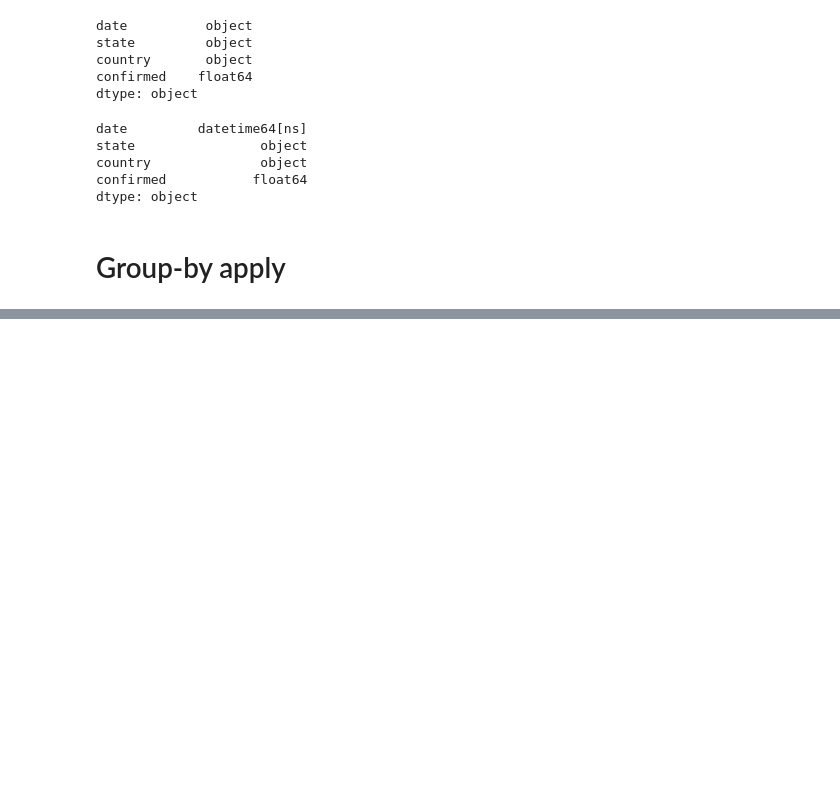
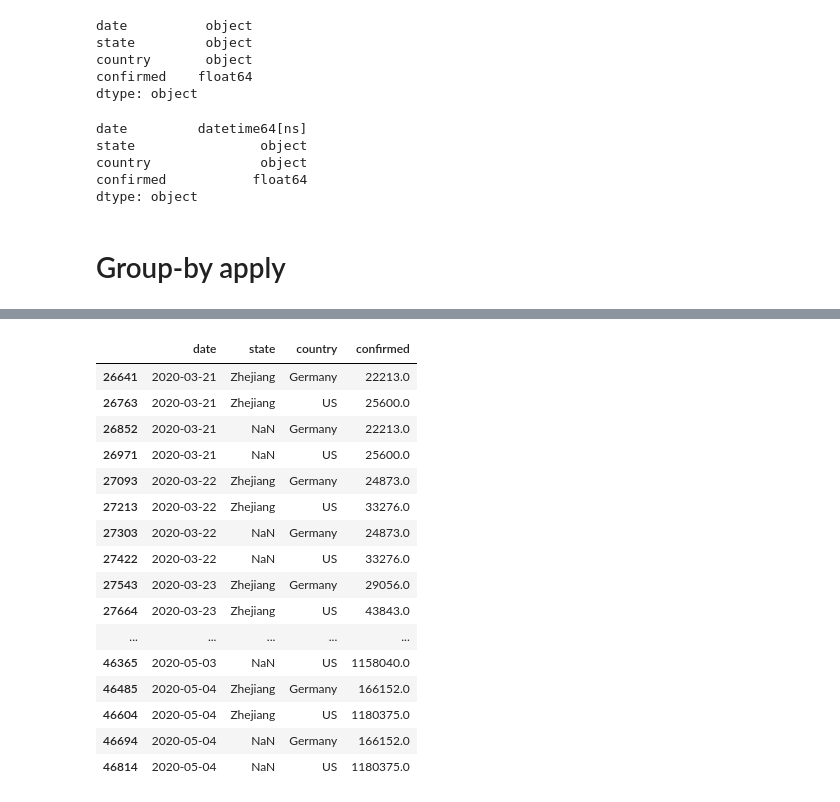
Before and after one commit to kshabani/Shabani_Covid_Data_Analysis, a Jupyter notebook: notebooks/Data_Preparation_V1.0.ipynb, the cells around one changed output, grey strips where cells are left out. Cells and saved outputs as stored; diff of their text form; code cells hidden in the pictures; blank space fills up the shorter version.

```diff
--- a/notebooks/Data_Preparation_V1.0.ipynb
+++ b/notebooks/Data_Preparation_V1.0.ipynb
@@ -264,0 +270,20 @@ pd_JH_data.head()
+# %%
+test_data
+# %% [output]
+|  | date | state | country | confirmed |
+| 26641 | 2020-03-21 | Zhejiang | Germany | 22213.0 |
+| 26763 | 2020-03-21 | Zhejiang | US | 25600.0 |
+| 26852 | 2020-03-21 | NaN | Germany | 22213.0 |
+| 26971 | 2020-03-21 | NaN | US | 25600.0 |
+| 27093 | 2020-03-22 | Zhejiang | Germany | 24873.0 |
+| 27213 | 2020-03-22 | Zhejiang | US | 33276.0 |
+| 27303 | 2020-03-22 | NaN | Germany | 24873.0 |
+| 27422 | 2020-03-22 | NaN | US | 33276.0 |
+| 27543 | 2020-03-23 | Zhejiang | Germany | 29056.0 |
+| 27664 | 2020-03-23 | Zhejiang | US | 43843.0 |
+| ... | ... | ... | ... | ... |
+| 46365 | 2020-05-03 | NaN | US | 1158040.0 |
+| 46485 | 2020-05-04 | Zhejiang | Germany | 166152.0 |
+| 46604 | 2020-05-04 | Zhejiang | US | 1180375.0 |
+| 46694 | 2020-05-04 | NaN | Germany | 166152.0 |
+| 46814 | 2020-05-04 | NaN | US | 1180375.0 |
```
Also changed, not shown: parts of 31 cells of this notebook, 6 other files.
